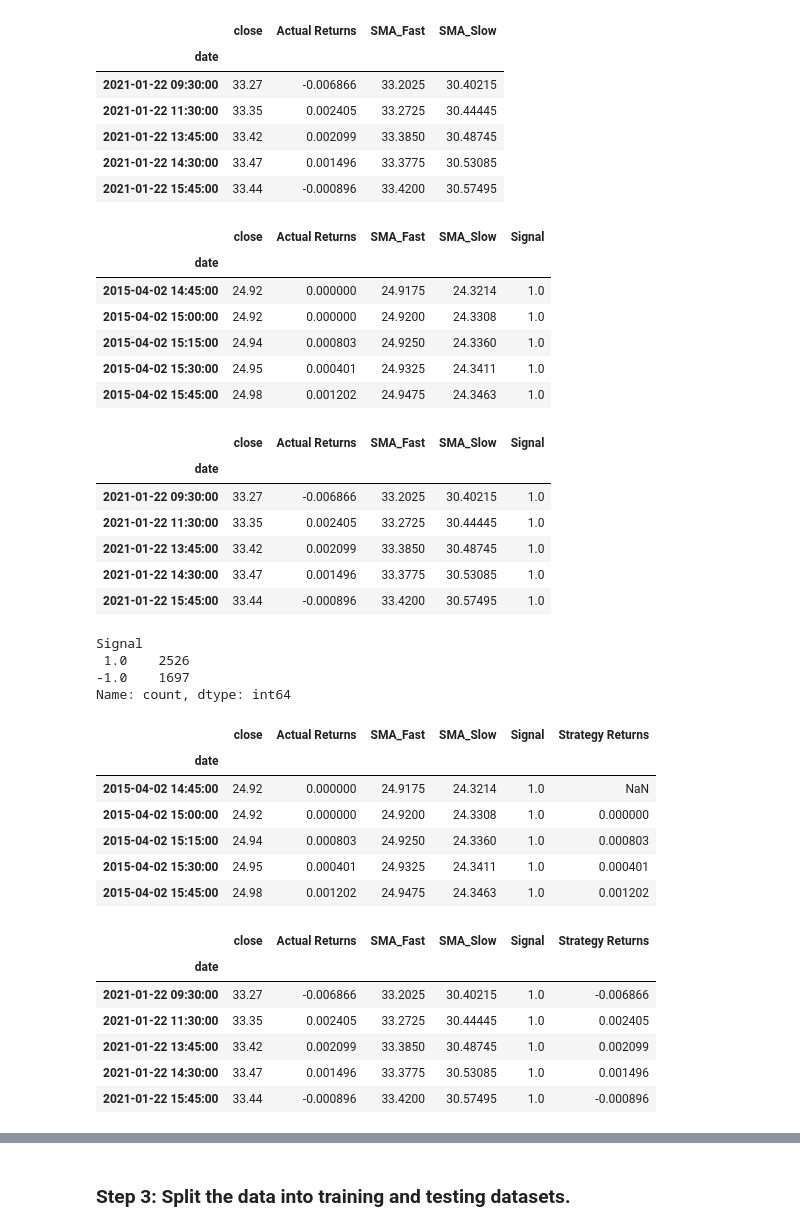
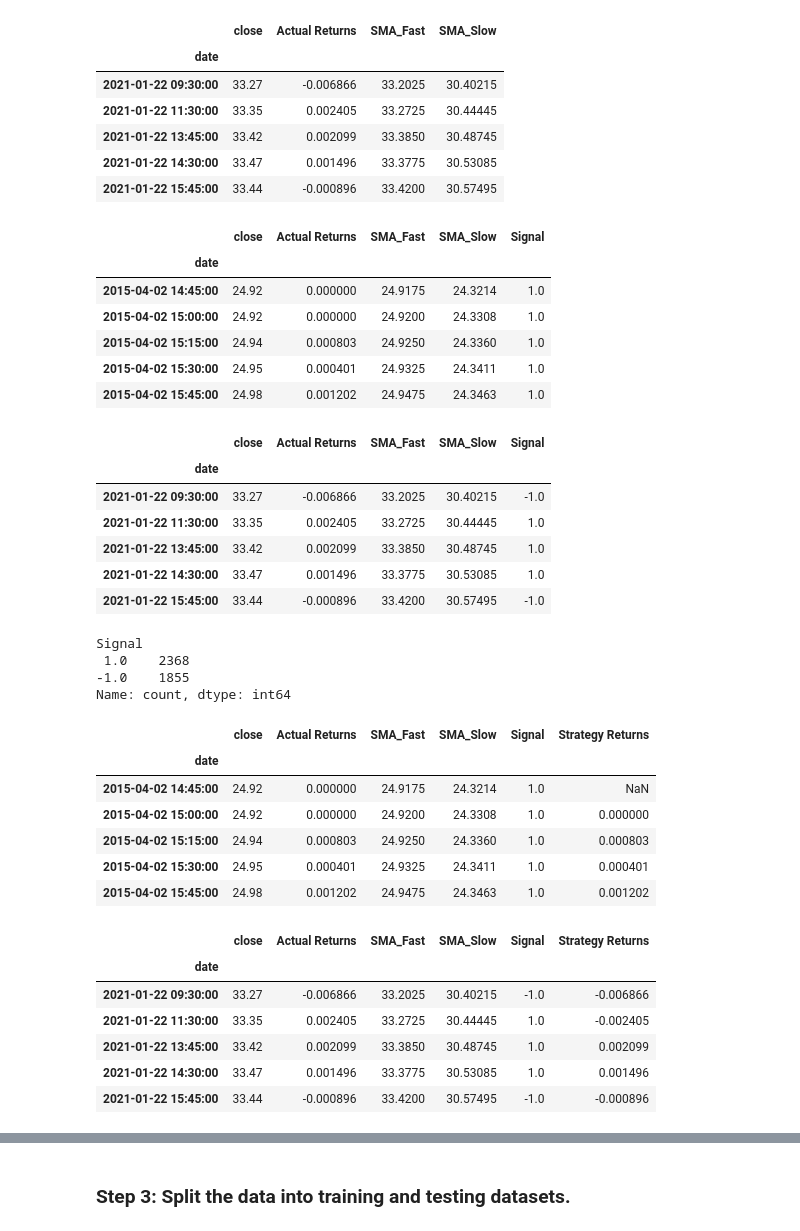
Before and after one commit to Chrisdeleon91/Module-14-Algorithmic-Trading-Challenge, a Jupyter notebook: machine_learning_trading_bot.ipynb, the cells around one changed output, grey strips where cells are left out. Drawn from its saved outputs; the diff is of its cells as text; code cells hidden in the pictures.

```diff
--- a/machine_learning_trading_bot.ipynb
+++ b/machine_learning_trading_bot.ipynb
@@ -166,46 +169,46 @@ display(signals_df.tail())
 # %%
 # Initialize the new Signal column
 signals_df['Signal'] = 0.0
 
 # The code below provided, did not incorporate the SMA's
 #------------------------------------------------------------------------------------------
 # # When Actual Returns are greater than or equal to 0, generate signal to buy stock long
-#signals_df.loc[(signals_df['Actual Returns'] >= 0), 'Signal'] = 1
+signals_df.loc[(signals_df['Actual Returns'] >= 0), 'Signal'] = 1
 
 # # When Actual Returns are less than 0, generate signal to sell stock short
-#signals_df.loc[(signals_df['Actual Returns'] < 0), 'Signal'] = -1
+signals_df.loc[(signals_df['Actual Returns'] < 0), 'Signal'] = -1
 #------------------------------------------------------------------------------------------
 
-# When SMA_FAST is greater than or equal to SMA_slow, generate signal to buy stock long
-signals_df.loc[(signals_df['SMA_Fast'] >= signals_df['SMA_Slow']), 'Signal'] = 1
+# # When SMA_FAST is greater than or equal to SMA_slow, generate signal to buy stock long
+# signals_df.loc[(signals_df['SMA_Fast'] >= signals_df['SMA_Slow']), 'Signal'] = 1
 
-# When SMA_FAST is less than SMA_slow, generate signal to sell stock short
-signals_df.loc[(signals_df['SMA_Fast'] < signals_df['SMA_Slow']), 'Signal'] = -1
+# # When SMA_FAST is less than SMA_slow, generate signal to sell stock short
+# signals_df.loc[(signals_df['SMA_Fast'] < signals_df['SMA_Slow']), 'Signal'] = -1
 
 # Review the DataFrame
 display(signals_df.head())
 display(signals_df.tail())
 # %% [output]
 |  | close | Actual Returns | SMA_Fast | SMA_Slow | Signal |
 | date |  |  |  |  |  |
 | 2015-04-02 14:45:00 | 24.92 | 0.000000 | 24.9175 | 24.3214 | 1.0 |
 | 2015-04-02 15:00:00 | 24.92 | 0.000000 | 24.9200 | 24.3308 | 1.0 |
 | 2015-04-02 15:15:00 | 24.94 | 0.000803 | 24.9250 | 24.3360 | 1.0 |
 | 2015-04-02 15:30:00 | 24.95 | 0.000401 | 24.9325 | 24.3411 | 1.0 |
 | 2015-04-02 15:45:00 | 24.98 | 0.001202 | 24.9475 | 24.3463 | 1.0 |
 |  | close | Actual Returns | SMA_Fast | SMA_Slow | Signal |
 | date |  |  |  |  |  |
-| 2021-01-22 09:30:00 | 33.27 | -0.006866 | 33.2025 | 30.40215 | 1.0 |
+| 2021-01-22 09:30:00 | 33.27 | -0.006866 | 33.2025 | 30.40215 | -1.0 |
 | 2021-01-22 11:30:00 | 33.35 | 0.002405 | 33.2725 | 30.44445 | 1.0 |
 | 2021-01-22 13:45:00 | 33.42 | 0.002099 | 33.3850 | 30.48745 | 1.0 |
 | 2021-01-22 14:30:00 | 33.47 | 0.001496 | 33.3775 | 30.53085 | 1.0 |
-| 2021-01-22 15:45:00 | 33.44 | -0.000896 | 33.4200 | 30.57495 | 1.0 |
+| 2021-01-22 15:45:00 | 33.44 | -0.000896 | 33.4200 | 30.57495 | -1.0 |
 # %%
 signals_df['Signal'].value_counts()
 # %% [output]
 Signal
- 1.0    2526
--1.0    1697
+ 1.0    2368
+-1.0    1855
 Name: count, dtype: int64
 # %%
 # Calculate the strategy returns and add them to the signals_df DataFrame
@@ -224,11 +227,11 @@ display(signals_df.tail())
 | 2015-04-02 15:45:00 | 24.98 | 0.001202 | 24.9475 | 24.3463 | 1.0 | 0.001202 |
 |  | close | Actual Returns | SMA_Fast | SMA_Slow | Signal | Strategy Returns |
 | date |  |  |  |  |  |  |
-| 2021-01-22 09:30:00 | 33.27 | -0.006866 | 33.2025 | 30.40215 | 1.0 | -0.006866 |
-| 2021-01-22 11:30:00 | 33.35 | 0.002405 | 33.2725 | 30.44445 | 1.0 | 0.002405 |
+| 2021-01-22 09:30:00 | 33.27 | -0.006866 | 33.2025 | 30.40215 | -1.0 | -0.006866 |
+| 2021-01-22 11:30:00 | 33.35 | 0.002405 | 33.2725 | 30.44445 | 1.0 | -0.002405 |
 | 2021-01-22 13:45:00 | 33.42 | 0.002099 | 33.3850 | 30.48745 | 1.0 | 0.002099 |
 | 2021-01-22 14:30:00 | 33.47 | 0.001496 | 33.3775 | 30.53085 | 1.0 | 0.001496 |
-| 2021-01-22 15:45:00 | 33.44 | -0.000896 | 33.4200 | 30.57495 | 1.0 | -0.000896 |
+| 2021-01-22 15:45:00 | 33.44 | -0.000896 | 33.4200 | 30.57495 | -1.0 | -0.000896 |
 # %%
 # Plot Strategy Returns to examine performance
 (1 + signals_df['Strategy Returns']).cumprod().plot()
```
Also changed, not shown: parts of 9 cells of this notebook.
